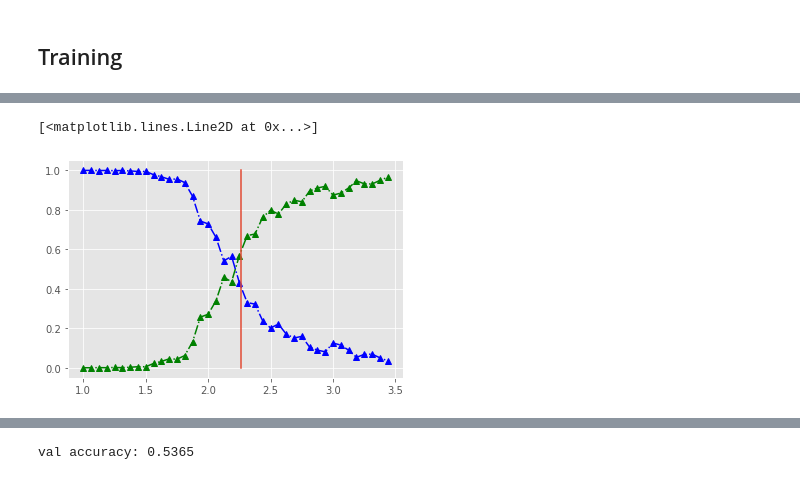
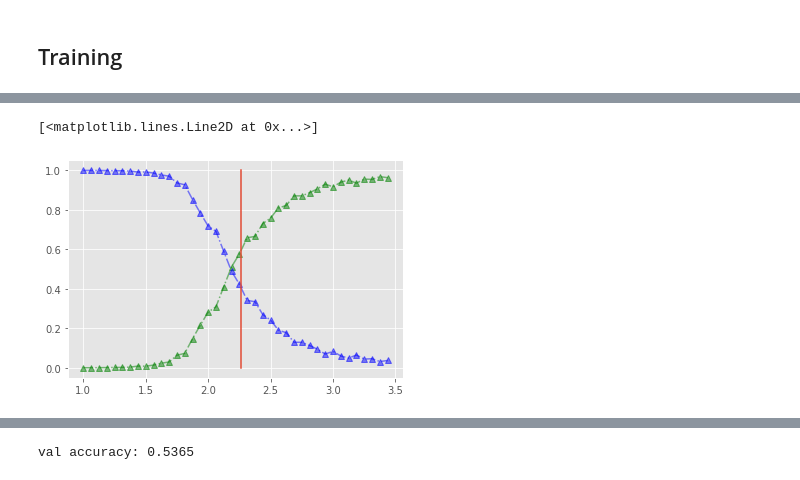
Before and after one commit to Shroedingercat/Self-learning-Monte-carlo-algorithms, a Jupyter notebook: Ising_models.ipynb, the cells around one changed output, grey strips where cells are left out. Drawn from its saved outputs; the diff is of its cells as text; code cells hidden in the pictures.

```diff
--- a/Ising_models.ipynb
+++ b/Ising_models.ipynb
@@ -170,11 +226,16 @@ plt.plot([2.266]*x_line.shape[0], x_line, '-')
-# %%
-sample_size_val = 100
-output_0 = [np.mean(output_val_soft[i*sample_size_val:(i+1)*sample_size_val, 0]) for i in range(x.shape[0])]
-plt.plot(x, output_0, '-.^g')
-output_1 = [np.mean(output_val_soft[i*sample_size_val:(i+1)*sample_size_val, 1]) for i in range(x.shape[0])]
-plt.plot(x, output_1, '-.^b')
-x_line = np.arange(0,1.2,0.2)
-plt.plot([2.266]*x_line.shape[0], x_line, '-')
-# %% [output]
-[<matplotlib.lines.Line2D at 0x...>]
-[figure, removed]
+# %%
+x_line = np.arange(0,1.2,0.2)
+output_0 = []
+for T in np.unique(X_test_time):
+    indexes = np.where(X_test_time == T)
+    output_0.append(output_val_soft[:, 0][indexes].mean())
+plt.plot(x, output_0, '-.^g', alpha=0.5)
+output_1 = []
+for T in np.unique(X_test_time):
+    indexes = np.where(X_test_time == T)
+    output_1.append(output_val_soft[:, 1][indexes].mean())
+plt.plot(x, output_1, '-.^b', alpha=0.5)
+plt.plot([2.266]*x_line.shape[0], x_line, '-')
+# %% [output]
+[<matplotlib.lines.Line2D at 0x...>]
+[figure, added]
```
Also changed, not shown: parts of 24 cells of this notebook, 2 other files.
